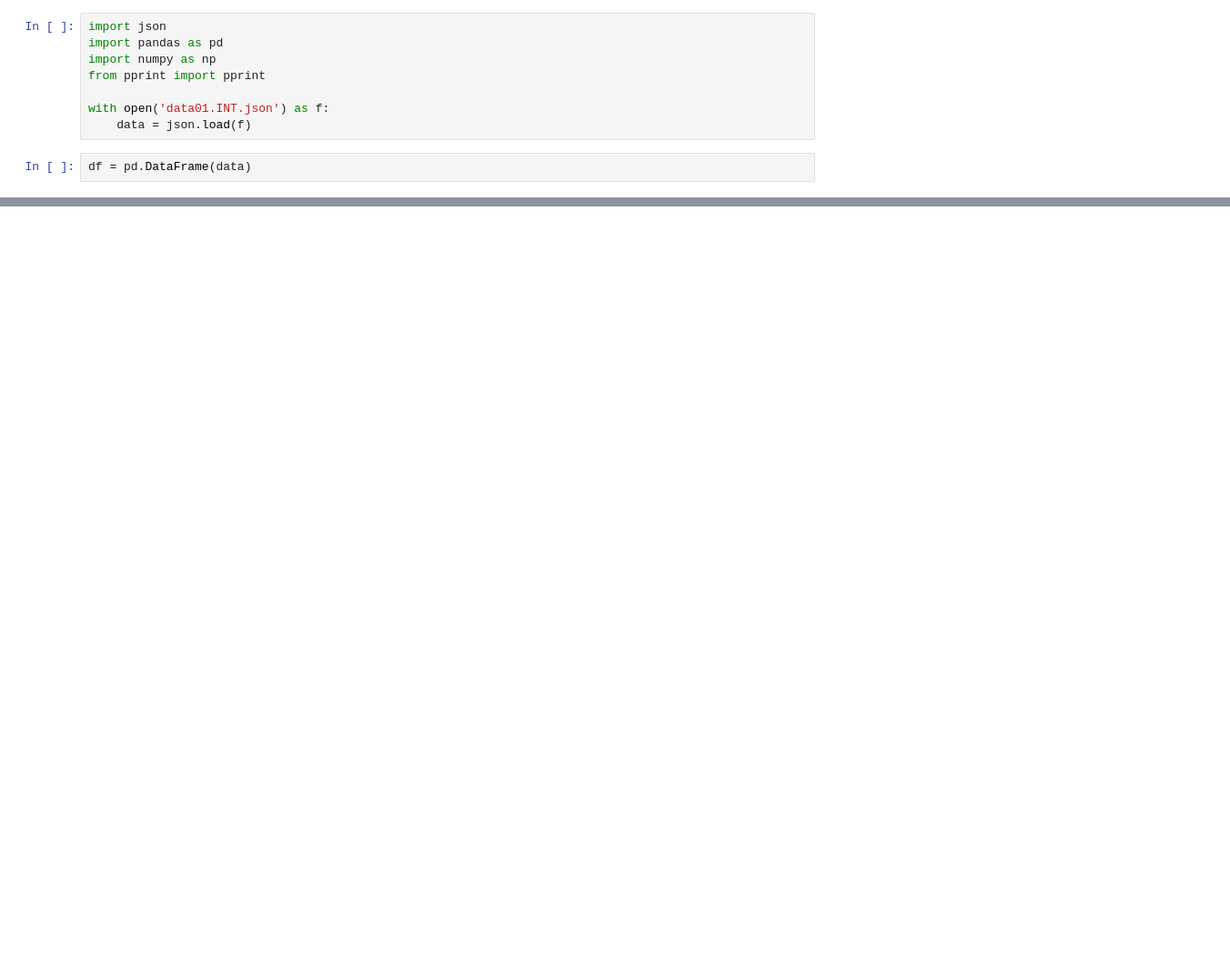
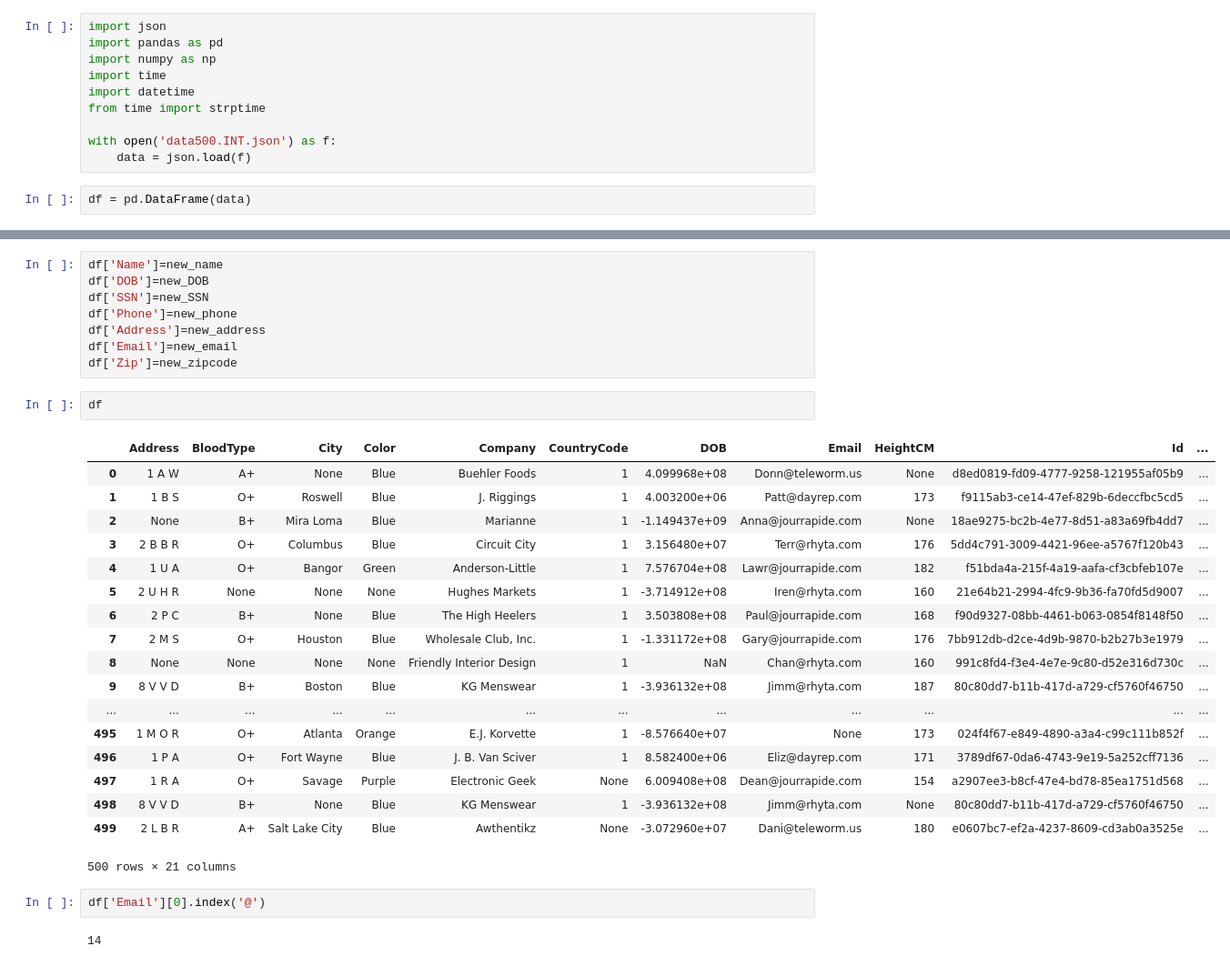
Before and after one commit to yux121/Seismic-Hack-Challenge, a Jupyter notebook: Seismic_Hack_Challenge.ipynb, the cells around one changed output, grey strips where cells are left out. Shown at 91% size. Drawn from its saved outputs; the diff is of its cells as text; blank space fills up the shorter version.

```diff
--- a/Seismic_Hack_Challenge.ipynb
+++ b/Seismic_Hack_Challenge.ipynb
@@ -2,9 +2,11 @@
 import json
 import pandas as pd
 import numpy as np
-from pprint import pprint
+import time
+import datetime
+from time import strptime
 
-with open('data01.INT.json') as f:
+with open('data500.INT.json') as f:
     data = json.load(f)
 # %%
 df = pd.DataFrame(data)
@@ -30,0 +102,33 @@ data
+# %%
+df['Name']=new_name
+df['DOB']=new_DOB
+df['SSN']=new_SSN
+df['Phone']=new_phone
+df['Address']=new_address
+df['Email']=new_email
+df['Zip']=new_zipcode
+# %%
+df
+# %% [output]
+|  | Address | BloodType | City | Color | Company | CountryCode | DOB | Email | HeightCM | Id | ... |
+| 0 | 1 A W | A+ | None | Blue | Buehler Foods | 1 | 4.099968e+08 | Donn@teleworm.us | None | d8ed0819-fd09-4777-9258-121955af05b9 | ... |
+| 1 | 1 B S | O+ | Roswell | Blue | J. Riggings | 1 | 4.003200e+06 | Patt@dayrep.com | 173 | f9115ab3-ce14-47ef-829b-6deccfbc5cd5 | ... |
+| 2 | None | B+ | Mira Loma | Blue | Marianne | 1 | -1.149437e+09 | Anna@jourrapide.com | None | 18ae9275-bc2b-4e77-8d51-a83a69fb4dd7 | ... |
+| 3 | 2 B B R | O+ | Columbus | Blue | Circuit City | 1 | 3.156480e+07 | Terr@rhyta.com | 176 | 5dd4c791-3009-4421-96ee-a5767f120b43 | ... |
+| 4 | 1 U A | O+ | Bangor | Green | Anderson-Little | 1 | 7.576704e+08 | Lawr@jourrapide.com | 182 | f51bda4a-215f-4a19-aafa-cf3cbfeb107e | ... |
+| 5 | 2 U H R | None | None | None | Hughes Markets | 1 | -3.714912e+08 | Iren@rhyta.com | 160 | 21e64b21-2994-4fc9-9b36-fa70fd5d9007 | ... |
+| 6 | 2 P C | B+ | None | Blue | The High Heelers | 1 | 3.503808e+08 | Paul@jourrapide.com | 168 | f90d9327-08bb-4461-b063-0854f8148f50 | ... |
+| 7 | 2 M S | O+ | Houston | Blue | Wholesale Club, Inc. | 1 | -1.331172e+08 | Gary@jourrapide.com | 176 | 7bb912db-d2ce-4d9b-9870-b2b27b3e1979 | ... |
+| 8 | None | None | None | None | Friendly Interior Design | 1 | NaN | Chan@rhyta.com | 160 | 991c8fd4-f3e4-4e7e-9c80-d52e316d730c | ... |
+| 9 | 8 V V D | B+ | Boston | Blue | KG Menswear | 1 | -3.936132e+08 | Jimm@rhyta.com | 187 | 80c80dd7-b11b-417d-a729-cf5760f46750 | ... |
+| ... | ... | ... | ... | ... | ... | ... | ... | ... | ... | ... | ... |
+| 495 | 1 M O R | O+ | Atlanta | Orange | E.J. Korvette | 1 | -8.576640e+07 | None | 173 | 024f4f67-e849-4890-a3a4-c99c111b852f | ... |
+| 496 | 1 P A | O+ | Fort Wayne | Blue | J. B. Van Sciver | 1 | 8.582400e+06 | Eliz@dayrep.com | 171 | 3789df67-0da6-4743-9e19-5a252cff7136 | ... |
+| 497 | 1 R A | O+ | Savage | Purple | Electronic Geek | None | 6.009408e+08 | Dean@jourrapide.com | 154 | a2907ee3-b8cf-47e4-bd78-85ea1751d568 | ... |
+| 498 | 8 V V D | B+ | None | Blue | KG Menswear | 1 | -3.936132e+08 | Jimm@rhyta.com | None | 80c80dd7-b11b-417d-a729-cf5760f46750 | ... |
+| 499 | 2 L B R | A+ | Salt Lake City | Blue | Awthentikz | None | -3.072960e+07 | Dani@teleworm.us | 180 | e0607bc7-ef2a-4237-8609-cd3ab0a3525e | ... |
+500 rows × 21 columns
+# %%
+df['Email'][0].index('@')
+# %% [output]
+14
```
Also changed, not shown: parts of 3 cells of this notebook.
